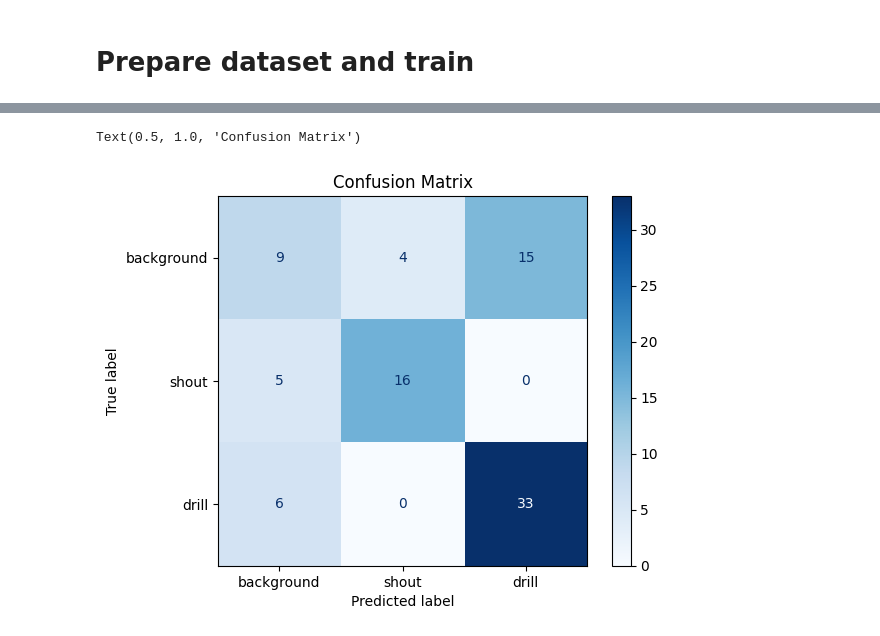
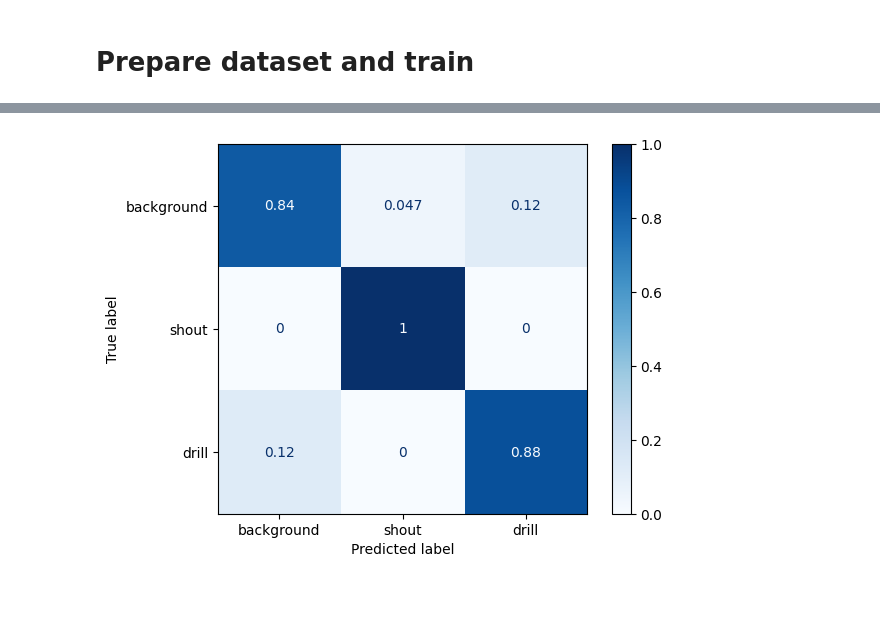
Before and after one commit to hoxiaoyang/NoiseWatch, a Jupyter notebook: noise_prediction/main.ipynb, the cells around one changed output, grey strips where cells are left out. Drawn from its saved outputs; the diff is of its cells as text; code cells hidden in the pictures; blank space fills up the shorter version.

```diff
--- a/noise_prediction/main.ipynb
+++ b/noise_prediction/main.ipynb
@@ -192,13 +192,11 @@ weighted avg       0.64      0.66      0.64        88
 # %%
-# Confusion Matrix Visualization
+# Confusion Matrix Visualization displaying percentage of correct predictions
 disp = ConfusionMatrixDisplay.from_predictions(
-    y_test, y_test_pred,
+    y_test,
+    y_test_pred,
     display_labels=['background', 'shout', 'drill'],
-    cmap=plt.cm.Blues,
-    normalize=None
+    normalize='true',
+    cmap=plt.cm.Blues
 )
-
-disp.ax_.set_title("Confusion Matrix")
 # %% [output]
-Text(0.5, 1.0, 'Confusion Matrix')
-[figure, old version]
+[figure, new version]
```
Also changed, not shown: parts of 4 cells of this notebook, 2 other files.
